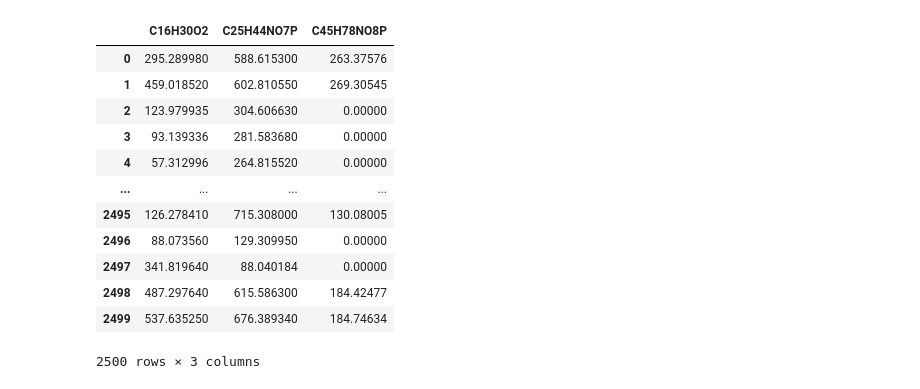
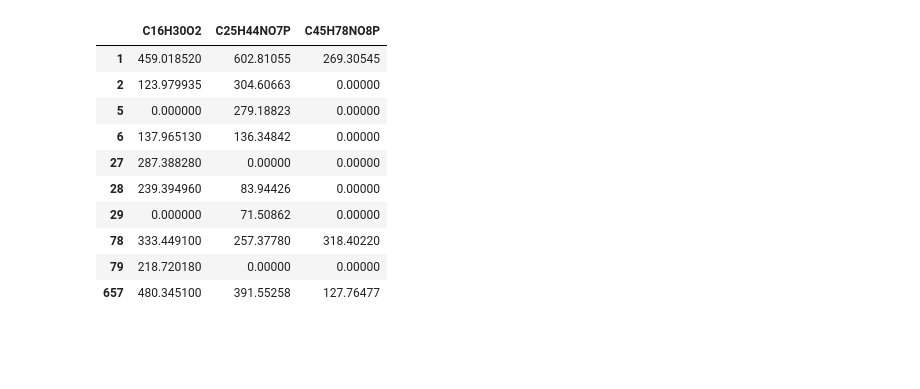
Before and after one commit to mariusrklein/FDA_project, a Jupyter notebook: evaluate_separation.ipynb, the cells around one changed output. Drawn from its saved outputs; the diff is of its cells as text; code cells hidden in the pictures; blank space fills up the shorter version.

```diff
--- a/evaluate_separation.ipynb
+++ b/evaluate_separation.ipynb
@@ -37,14 +37,14 @@ mark_area = dataset_co_cult[6]
 # reference of overlap area between cells and marks
 marks_cell_overlap = dataset_co_cult[5]
 # %%
-# selected_cells = ['3', '100', '21', '43', '547']
-# cell_marks = {k:v for k,v in cell_marks.items() if k in selected_cells}
-# cell_area = {k:v for k,v in cell_area.items() if k in selected_cells}
-# selected_pixels = ['2']
-# for _, cell in cell_marks.items():
-#     selected_pixels = selected_pixels + [str(n) for n in cell]
-#
-# selected_pixels.sort(key = int)
-# mark_area = {k:v for k,v in mark_area.items() if k in selected_pixels}
-#
-# selected_pixels
+selected_cells = ['3', '100', '21', '43', '547']
+cell_marks = {k:v for k,v in cell_marks.items() if k in selected_cells}
+cell_area = {k:v for k,v in cell_area.items() if k in selected_cells}
+selected_pixels = ['2']
+for _, cell in cell_marks.items():
+    selected_pixels = selected_pixels + [str(n) for n in cell]
+
+selected_pixels.sort(key = int)
+mark_area = {k:v for k,v in mark_area.items() if k in selected_pixels}
+
+selected_pixels
@@ -121,23 +84,21 @@ sampling_prop_matrix_filtered
 # %%
 ion_intensities = pd.read_csv('sm_annotation_detections.csv')
 ion_intensities.columns
 
 ion_intensities = ion_intensities[['C16H30O2', "C25H44NO7P", "C45H78NO8P"]]
-#ion_intensities = ion_intensities.iloc[selected_pixels]
+ion_intensities = ion_intensities.iloc[selected_pixels]
 
 ion_intensities
 # %% [output]
 |  | C16H30O2 | C25H44NO7P | C45H78NO8P |
-| 0 | 295.289980 | 588.615300 | 263.37576 |
-| 1 | 459.018520 | 602.810550 | 269.30545 |
-| 2 | 123.979935 | 304.606630 | 0.00000 |
-| 3 | 93.139336 | 281.583680 | 0.00000 |
-| 4 | 57.312996 | 264.815520 | 0.00000 |
-| ... | ... | ... | ... |
-| 2495 | 126.278410 | 715.308000 | 130.08005 |
-| 2496 | 88.073560 | 129.309950 | 0.00000 |
-| 2497 | 341.819640 | 88.040184 | 0.00000 |
-| 2498 | 487.297640 | 615.586300 | 184.42477 |
-| 2499 | 537.635250 | 676.389340 | 184.74634 |
+| 1 | 459.018520 | 602.81055 | 269.30545 |
+| 2 | 123.979935 | 304.60663 | 0.00000 |
+| 5 | 0.000000 | 279.18823 | 0.00000 |
+| 6 | 137.965130 | 136.34842 | 0.00000 |
+| 27 | 287.388280 | 0.00000 | 0.00000 |
+| 28 | 239.394960 | 83.94426 | 0.00000 |
+| 29 | 0.000000 | 71.50862 | 0.00000 |
+| 78 | 333.449100 | 257.37780 | 318.40220 |
+| 79 | 218.720180 | 0.00000 | 0.00000 |
+| 657 | 480.345100 | 391.55258 | 127.76477 |
-2500 rows × 3 columns
 # %%
```
Also changed, not shown: parts of 14 cells of this notebook.
